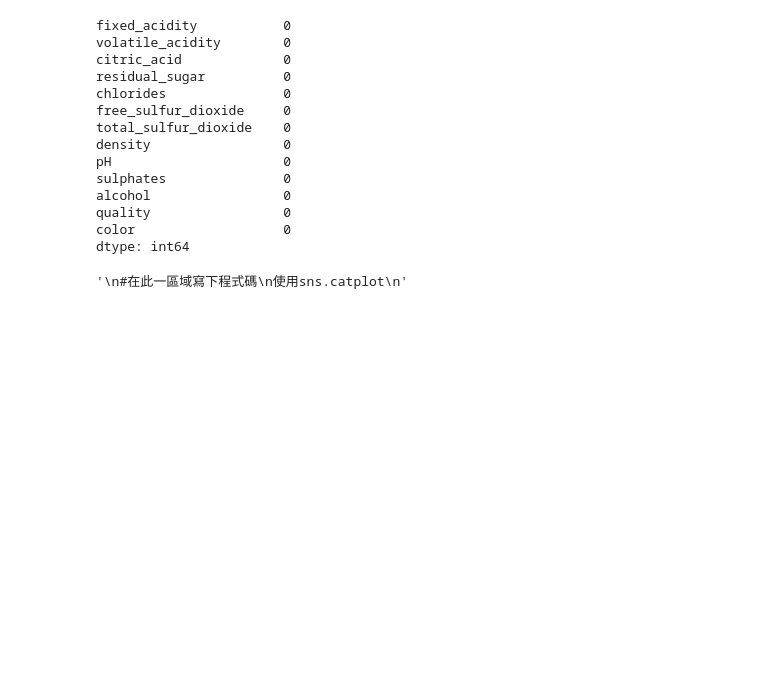
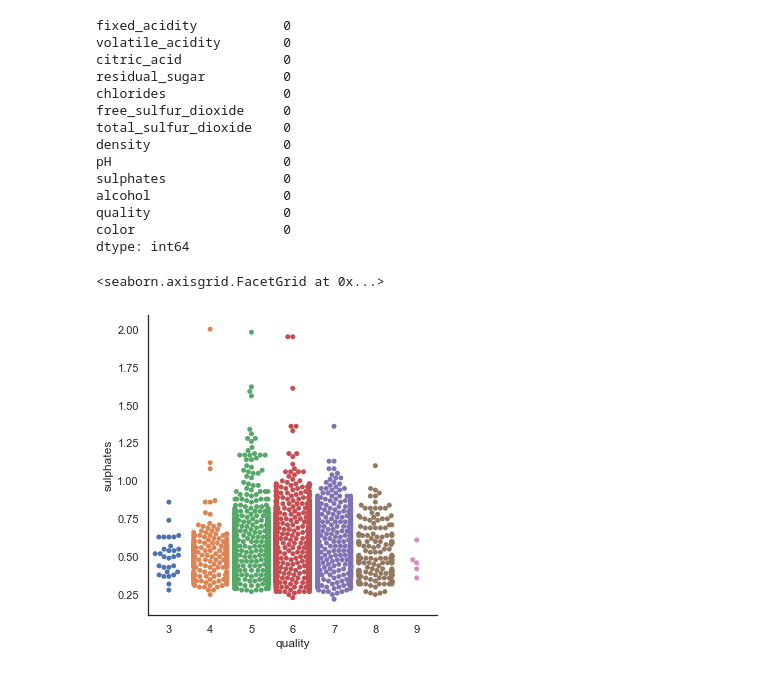
Before and after one commit to tiffk935/ML100Days, a Jupyter notebook: homework/23 Homework.ipynb, the cells around one changed output. Drawn from its saved outputs; the diff is of its cells as text; code cells hidden in the pictures; blank space fills up the shorter version.

```diff
--- a/homework/23 Homework.ipynb
+++ b/homework/23 Homework.ipynb
@@ -14,6 +6,7 @@ import matplotlib as mpl
 import matplotlib.pyplot as plt
 from mpl_toolkits.mplot3d import Axes3D
 # %%
-### 利用 PANDAS 取得酒的品質資料
-df_red = pd.read_csv("../datasets/winequality-red.csv", sep=';')
-df_white = pd.read_csv("../datasets/winequality-white.csv", sep=';')
+df_red=pd.read_csv("datasets/winequality_red.csv")
+df_white=pd.read_csv("datasets/winequality_white.csv")
+#原始資料集
+df_red.head()
@@ -68,14 +69,12 @@ quality                 0
 color                   0
 dtype: int64
 # %%
-'''
-Swarm沿分類軸(質量)調整記錄。這種繪圖將記錄分別標記,而不會重疊。這就是為什麼它最適合小型數據集的原因。
-在此圖表中,您可以看到硫酸鹽的數量,根據品質。品質值為 6 的硫酸鹽密度最高,品質等級為 9 和 3 的最低
-'''
-'''
+#Swarm沿分類軸(質量)調整記錄。這種繪圖將記錄分別標記,而不會重疊。這就是為什麼它最適合小型數據集的原因。
+#在此圖表中,您可以看到硫酸鹽的數量,根據品質。品質值為 6 的硫酸鹽密度最高,品質等級為 9 和 3 的最低
+
 #在此一區域寫下程式碼
-使用sns.catplot
-'''
+sns.catplot(x="quality", y="sulphates",kind = 'swarm', data= df_all)
 # %% [output]
-'\n#在此一區域寫下程式碼\n使用sns.catplot\n'
+<seaborn.axisgrid.FacetGrid at 0x...>
+[figure, added]
 # %%
```
Also changed, not shown: parts of 6 cells of this notebook, 2 other files.
